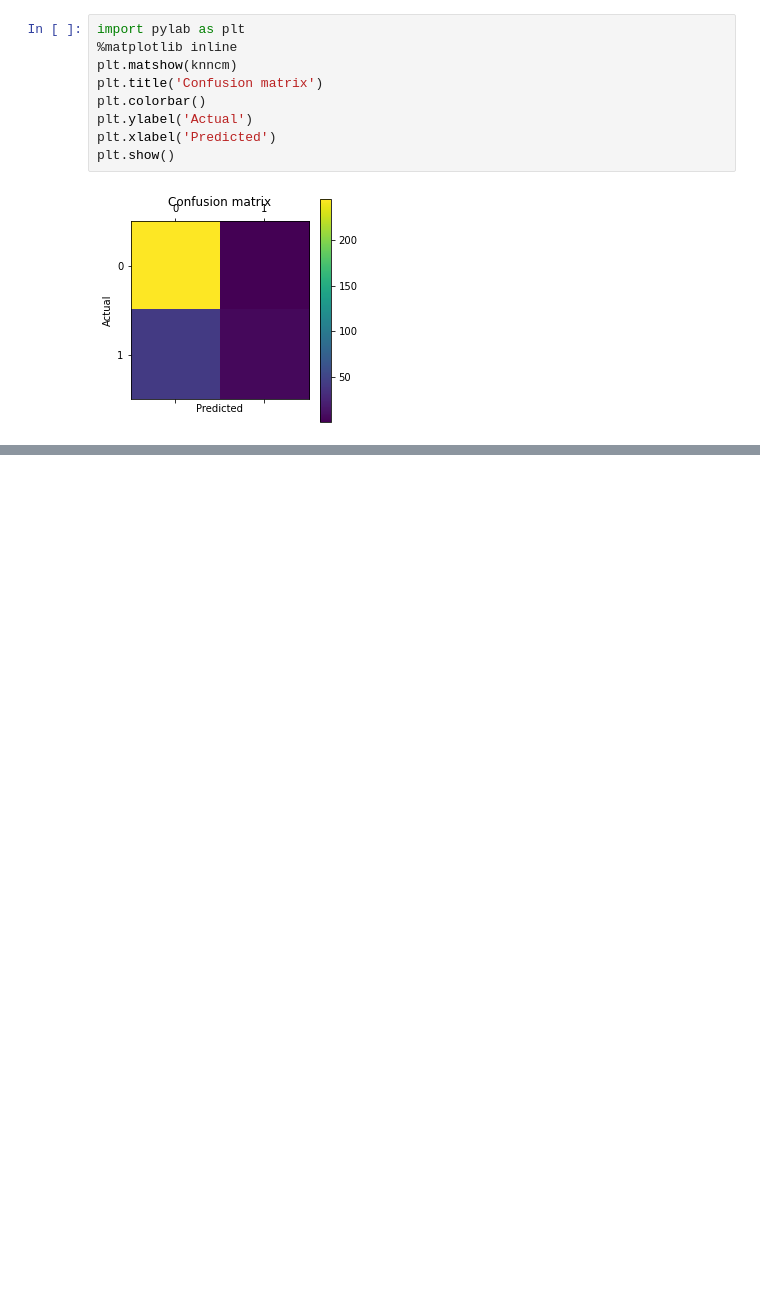
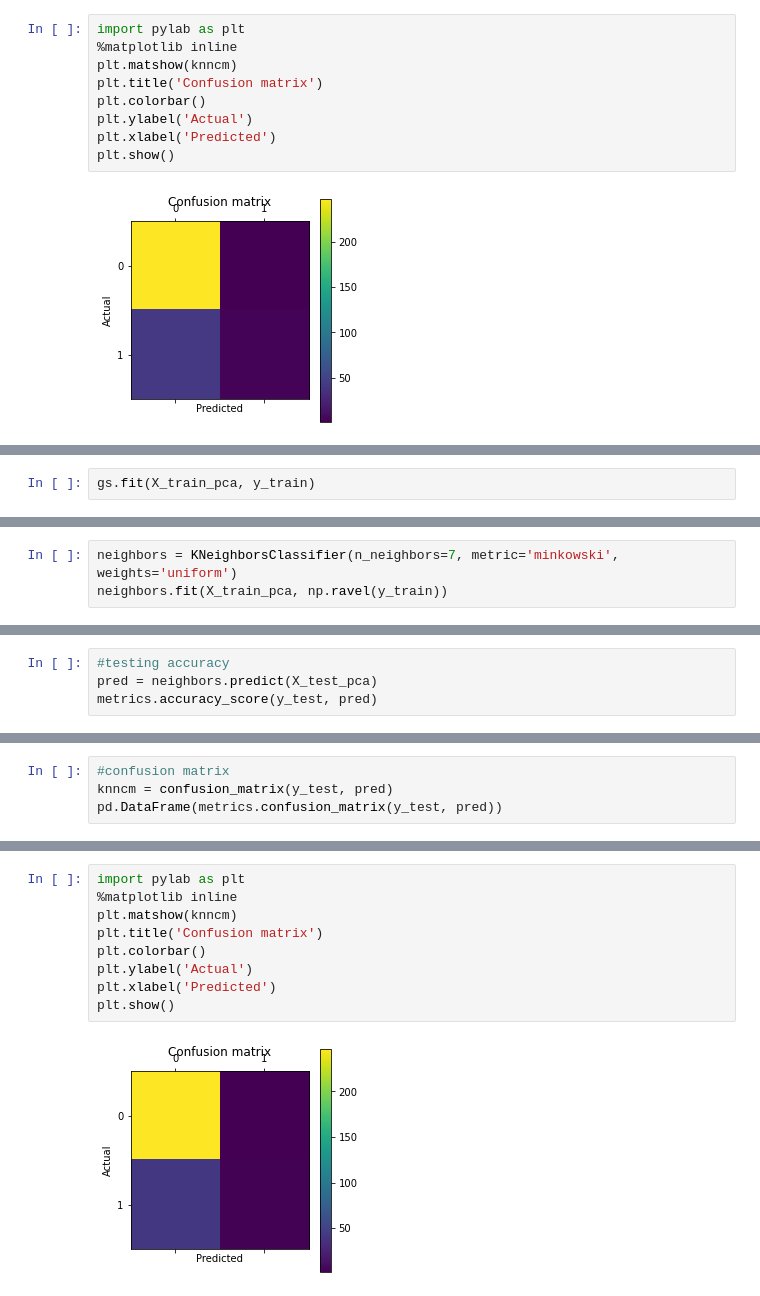
Before and after one commit to JoelQFernandez/DSC-540---Advanced-Machine-Learning---Final-Project, a Jupyter notebook: Final Project 03.1 K Nearest Neighbors.ipynb, the cells around one changed output, grey strips where cells are left out. Saved outputs shown, nothing was run; the diff lists cells and outputs as text; blank space fills up the shorter version.

```diff
--- a/Final Project 03.1 K Nearest Neighbors.ipynb
+++ b/Final Project 03.1 K Nearest Neighbors.ipynb
@@ -384,0 +483,2 @@ print(" Recall:",recall.round(2),"\n","Precision:",precision.round(2),"\n","Spec
+# %%
+gs.fit(X_train_pca, y_train)
@@ -384,0 +499,3 @@ print(" Recall:",recall.round(2),"\n","Precision:",precision.round(2),"\n","Spec
+# %%
+neighbors = KNeighborsClassifier(n_neighbors=7, metric='minkowski', weights='uniform')
+neighbors.fit(X_train_pca, np.ravel(y_train))
@@ -384,0 +510,4 @@ print(" Recall:",recall.round(2),"\n","Precision:",precision.round(2),"\n","Spec
+# %%
+#testing accuracy
+pred = neighbors.predict(X_test_pca)
+metrics.accuracy_score(y_test, pred)
@@ -384,0 +516,4 @@ print(" Recall:",recall.round(2),"\n","Precision:",precision.round(2),"\n","Spec
+# %%
+#confusion matrix
+knncm = confusion_matrix(y_test, pred)
+pd.DataFrame(metrics.confusion_matrix(y_test, pred))
@@ -384,0 +535,11 @@ print(" Recall:",recall.round(2),"\n","Precision:",precision.round(2),"\n","Spec
+# %%
+import pylab as plt
+%matplotlib inline
+plt.matshow(knncm)
+plt.title('Confusion matrix')
+plt.colorbar()
+plt.ylabel('Actual')
+plt.xlabel('Predicted')
+plt.show()
+# %% [output]
+[figure, added]
```
Also changed, not shown: parts of 63 cells of this notebook.
